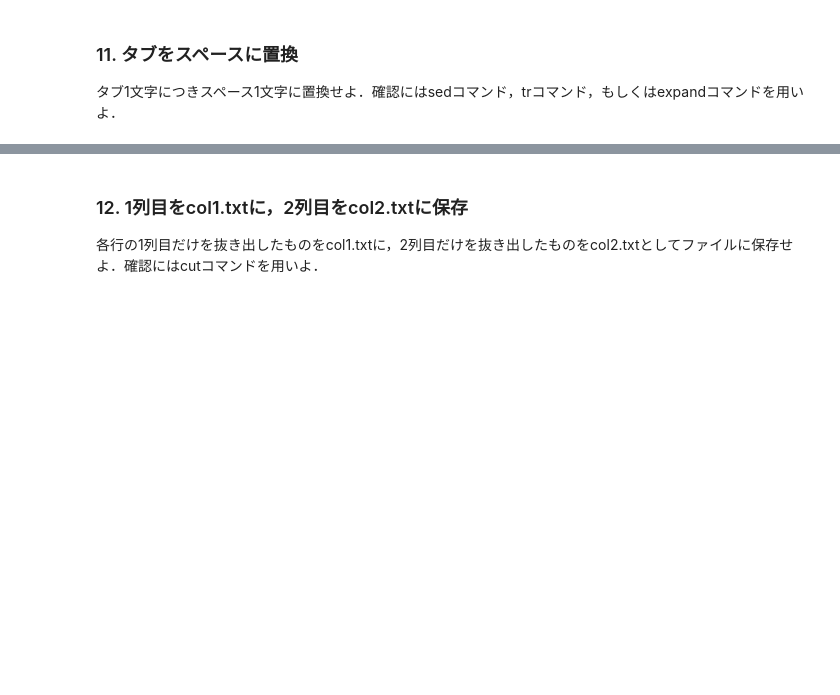
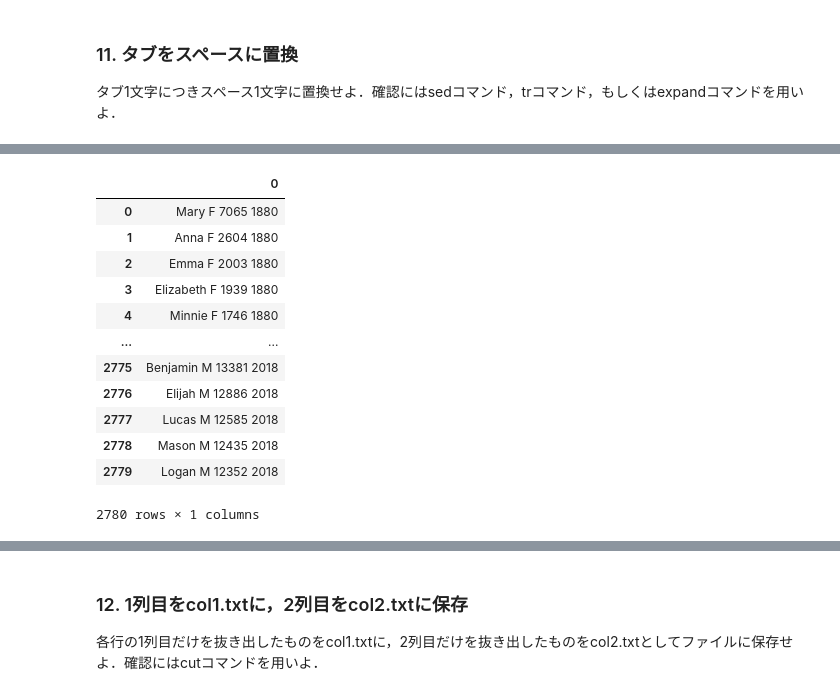
Before and after one commit to KFurudate/NLP100_Exercise2020, a Jupyter notebook: Chapter2_UNIX_Commands.ipynb, the cells around one changed output, grey strips where cells are left out. Drawn from its saved outputs; the diff is of its cells as text; code cells hidden in the pictures; blank space fills up the shorter version.

```diff
--- a/Chapter2_UNIX_Commands.ipynb
+++ b/Chapter2_UNIX_Commands.ipynb
@@ -23,0 +39,17 @@ popular-names.txt  sample_data
+# %%
+data2.replace("\t", " ", inplace=True, regex=True)
+data2
+# %% [output]
+|  | 0 |
+| 0 | Mary F 7065 1880 |
+| 1 | Anna F 2604 1880 |
+| 2 | Emma F 2003 1880 |
+| 3 | Elizabeth F 1939 1880 |
+| 4 | Minnie F 1746 1880 |
+| ... | ... |
+| 2775 | Benjamin M 13381 2018 |
+| 2776 | Elijah M 12886 2018 |
+| 2777 | Lucas M 12585 2018 |
+| 2778 | Mason M 12435 2018 |
+| 2779 | Logan M 12352 2018 |
+2780 rows × 1 columns
```
Also changed, not shown: parts of 6 cells of this notebook.
